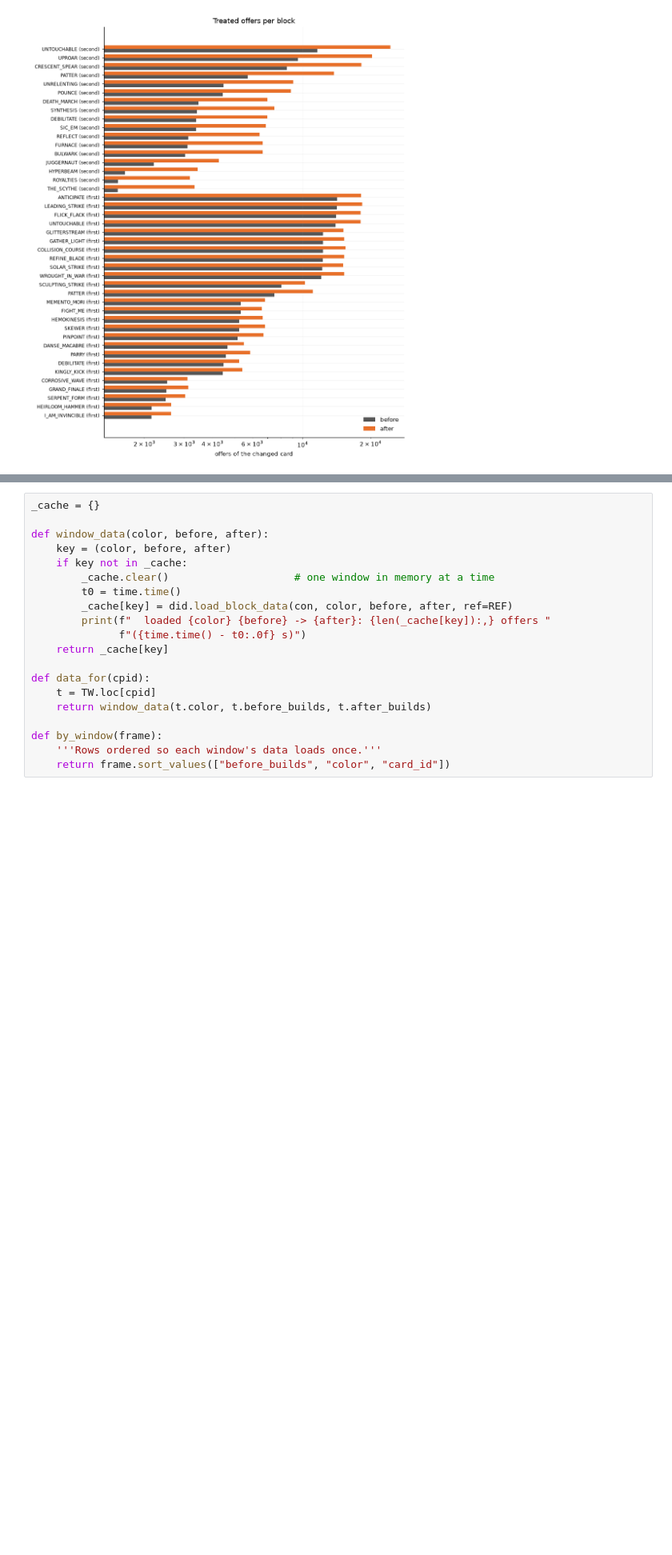
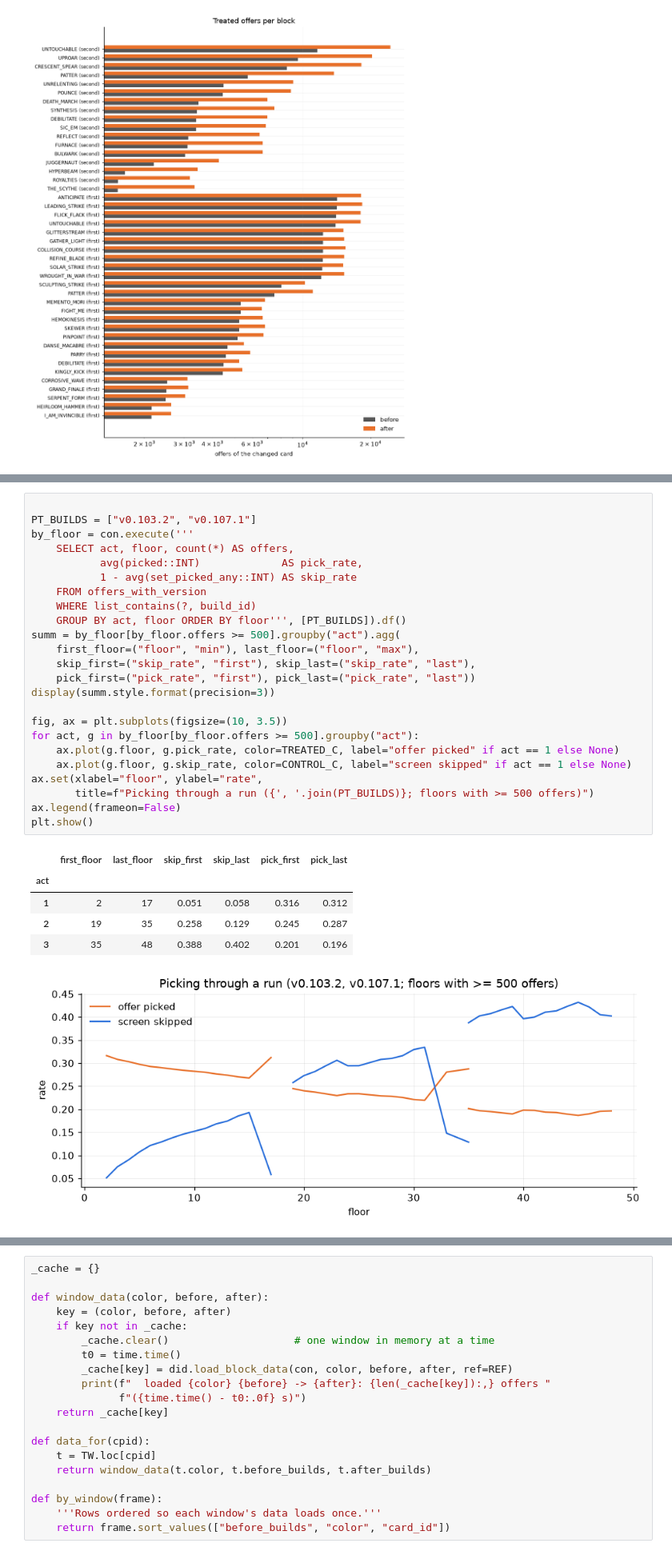
Before and after one commit to pmacias/spirometry, a Jupyter notebook: notebooks/02_pick_rate_did.ipynb, the cells around one changed output, grey strips where cells are left out. Shown at 80% size. Drawn from its saved outputs; the diff is of its cells as text; blank space fills up the shorter version.

Commit message:
Retried runs, picking through a run, timing balance (docs + notebook 2b)

```diff
--- a/notebooks/02_pick_rate_did.ipynb
+++ b/notebooks/02_pick_rate_did.ipynb
@@ -287,0 +303,31 @@ plt.show()
+# %%
+
+PT_BUILDS = ["v0.103.2", "v0.107.1"]
+by_floor = con.execute('''
+    SELECT act, floor, count(*) AS offers,
+           avg(picked::INT)             AS pick_rate,
+           1 - avg(set_picked_any::INT) AS skip_rate
+    FROM offers_with_version
+    WHERE list_contains(?, build_id)
+    GROUP BY act, floor ORDER BY floor''', [PT_BUILDS]).df()
+summ = by_floor[by_floor.offers >= 500].groupby("act").agg(
+    first_floor=("floor", "min"), last_floor=("floor", "max"),
+    skip_first=("skip_rate", "first"), skip_last=("skip_rate", "last"),
+    pick_first=("pick_rate", "first"), pick_last=("pick_rate", "last"))
+display(summ.style.format(precision=3))
+
+fig, ax = plt.subplots(figsize=(10, 3.5))
+for act, g in by_floor[by_floor.offers >= 500].groupby("act"):
+    ax.plot(g.floor, g.pick_rate, color=TREATED_C, label="offer picked" if act == 1 else None)
+    ax.plot(g.floor, g.skip_rate, color=CONTROL_C, label="screen skipped" if act == 1 else None)
+ax.set(xlabel="floor", ylabel="rate",
+       title=f"Picking through a run ({', '.join(PT_BUILDS)}; floors with >= 500 offers)")
+ax.legend(frameon=False)
+plt.show()
+# %% [output]
+|  | first_floor | last_floor | skip_first | skip_last | pick_first | pick_last |
+| act |  |  |  |  |  |  |
+| 1 | 2 | 17 | 0.051 | 0.058 | 0.316 | 0.312 |
+| 2 | 19 | 35 | 0.258 | 0.129 | 0.245 | 0.287 |
+| 3 | 35 | 48 | 0.388 | 0.402 | 0.201 | 0.196 |
+[figure, added]
```
Also changed, not shown: parts of 3 cells of this notebook, 2 other files.
